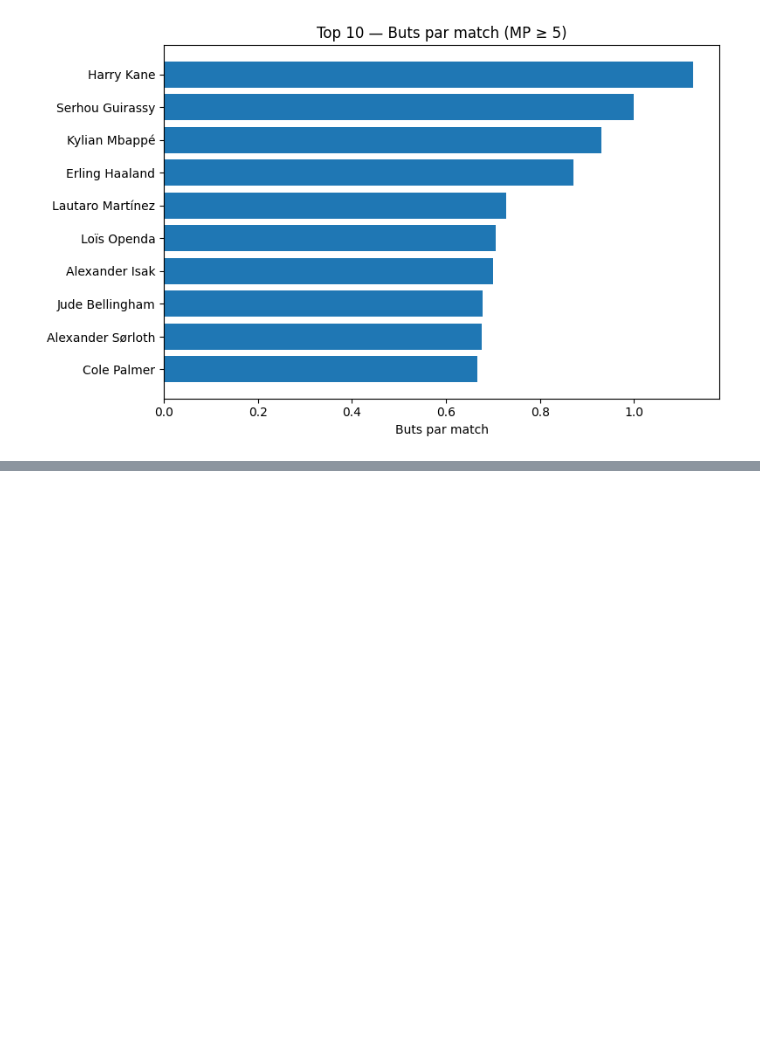
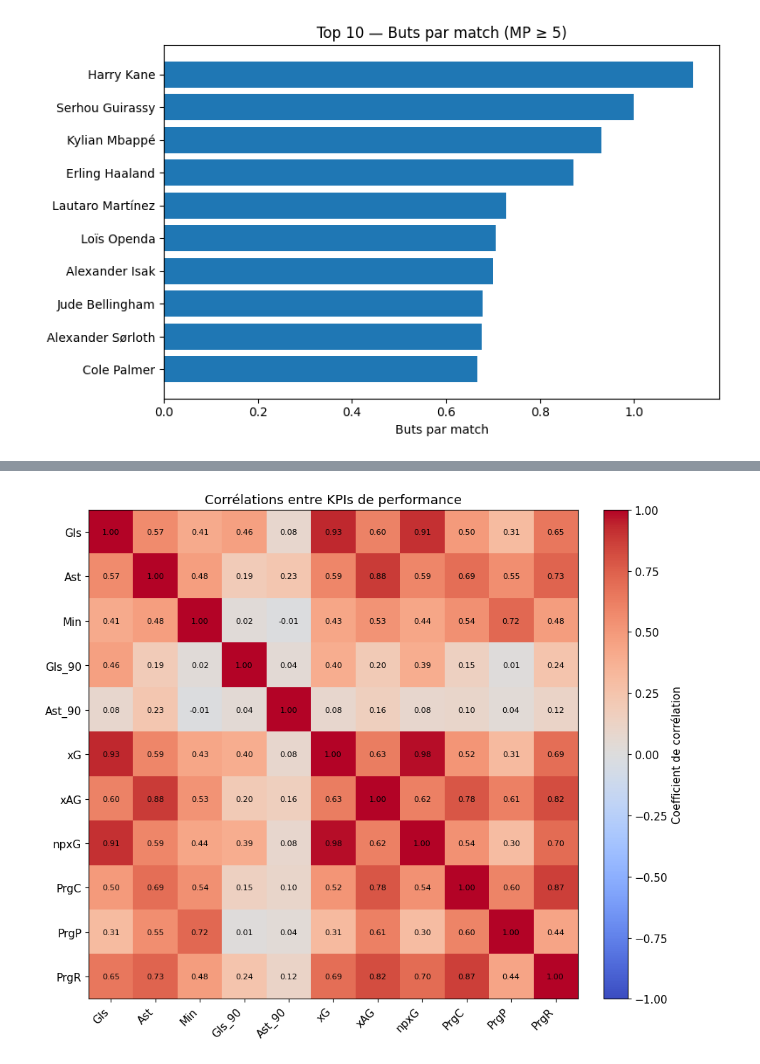
Before and after one commit to Hugoldt/SoccerStat, a Jupyter notebook: cleaningcsvfoot.ipynb, the cells around one changed output, grey strips where cells are left out. Cells and saved outputs as stored; diff of their text form; code cells hidden in the pictures; blank space fills up the shorter version.

```diff
--- a/cleaningcsvfoot.ipynb
+++ b/cleaningcsvfoot.ipynb
@@ -130,0 +218,50 @@ plt.show()
+# %%
+# Heatmap de corrélations entre KPIs
+import os
+import numpy as np
+import pandas as pd
+import matplotlib.pyplot as plt
+
+# Lecture
+df = pd.read_csv("top5playersclean.csv")
+
+# Sélection de KPIs numériques
+kpis = [
+    "Gls", "Ast", "Min",
+    "Gls_90", "Ast_90",
+    "xG", "xAG", "npxG",
+    "PrgC", "PrgP", "PrgR"
+]
+
+num_cols = [c for c in kpis if c in df.columns]
+data = df[num_cols].select_dtypes(include=[np.number]).dropna()
+
+corr = data.corr()
+
+plt.rcParams.update({"font.size": 11})
+fig, ax = plt.subplots(figsize=(10, 8))
+im = ax.imshow(corr, cmap="coolwarm", vmin=-1, vmax=1)
+
+ax.set_xticks(range(len(num_cols)))
+ax.set_yticks(range(len(num_cols)))
+ax.set_xticklabels(num_cols, rotation=45, ha="right")
+ax.set_yticklabels(num_cols)
+
+# Annotations des coefficients
+for i in range(len(num_cols)):
+    for j in range(len(num_cols)):
+        ax.text(j, i, f"{corr.iloc[i, j]:.2f}", ha="center", va="center", color="black", fontsize=8)
+
+cbar = fig.colorbar(im, ax=ax, fraction=0.046, pad=0.04)
+cbar.set_label("Coefficient de corrélation")
+
+ax.set_title("Corrélations entre KPIs de performance")
+ax.grid(False)
+fig.tight_layout()
+
+# Sauvegarde
+os.makedirs("./figs", exist_ok=True)
+fig.savefig("./figs/heatmap_kpi_correlations.png", dpi=150, bbox_inches="tight")
+plt.show()
+# %% [output]
+[figure, added]
```
Also changed, not shown: parts of 3 cells of this notebook.
